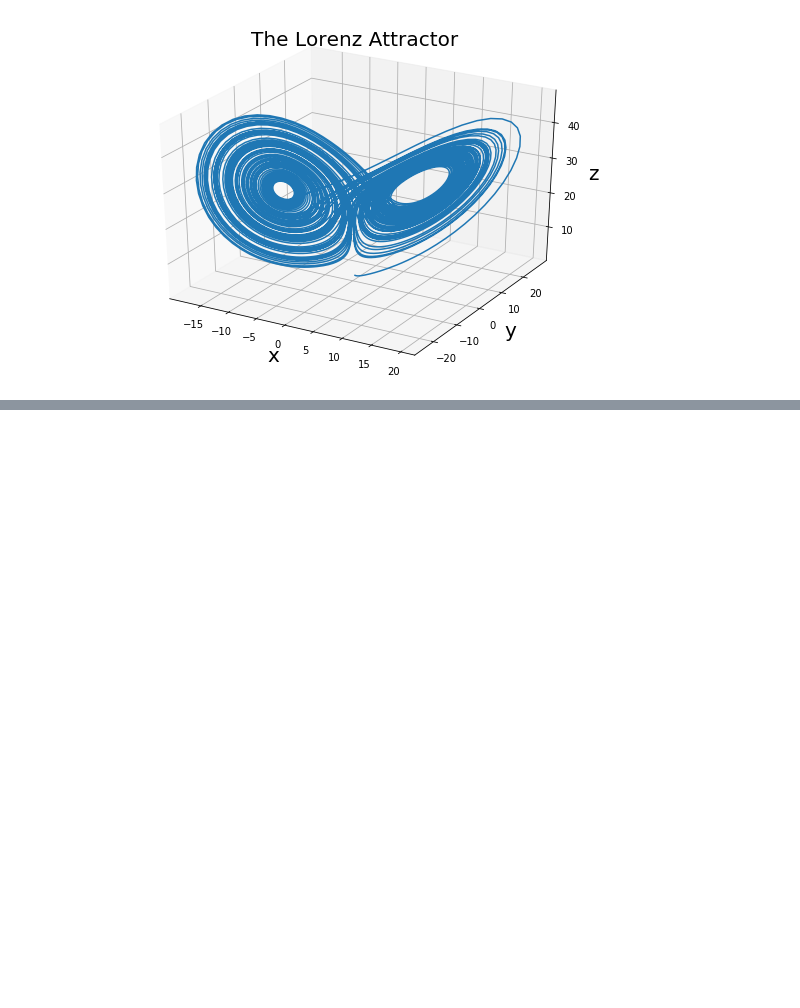
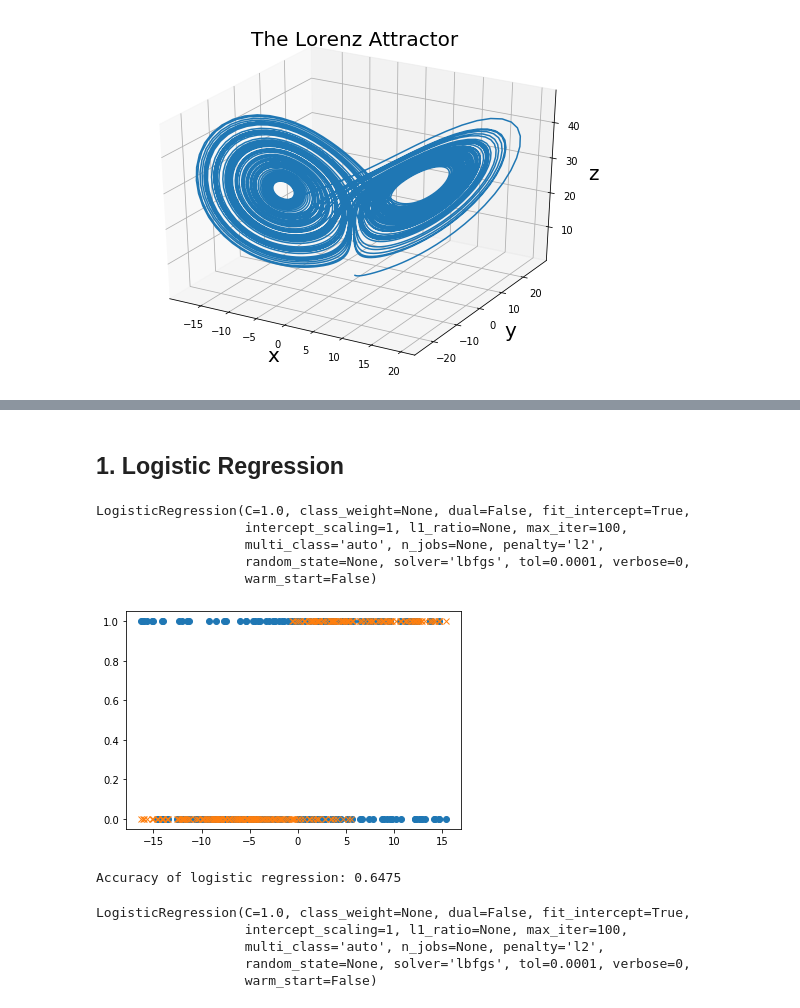
Before and after one commit to sotakao/STUOD_Hackathon_2021, a Jupyter notebook: tutorials/Intro2ML4Climate_Part1.ipynb, the cells around one changed output, grey strips where cells are left out. Cells and saved outputs as stored; diff of their text form; code cells hidden in the pictures; blank space fills up the shorter version.

Commit message:
compared all ML models in tutorial 1

```diff
--- a/tutorials/Intro2ML4Climate_Part1.ipynb
+++ b/tutorials/Intro2ML4Climate_Part1.ipynb
@@ -79,0 +82,2 @@ ax.legend()
+# %% [markdown]
+## 1. Logistic Regression
@@ -79,0 +88,45 @@ ax.legend()
+# %%
+X = X[:,:N-lag].transpose() # Reshape to size (num_samples-lag, 3)
+y = labels
+train_X, test_X, train_y, test_y = train_test_split(X, labels, test_size=0.2)
+# %%
+model_lr = LogisticRegression()
+model_lr.fit(train_X, train_y)
+# %% [output]
+LogisticRegression(C=1.0, class_weight=None, dual=False, fit_intercept=True,
+                   intercept_scaling=1, l1_ratio=None, max_iter=100,
+                   multi_class='auto', n_jobs=None, penalty='l2',
+                   random_state=None, solver='lbfgs', tol=0.0001, verbose=0,
+                   warm_start=False)
+# %%
+ypred = model_lr.predict(test_X)
+plt.plot(test_X[:250,0], test_y[:250], 'o')
+plt.plot(test_X[:250,0], ypred[:250], 'x')
+plt.show()
+# %% [output]
+[figure, added]
+# %%
+accuracy_lr = model_lr.score(test_X, test_y)
+print("Accuracy of logistic regression: {:.4f}".format(accuracy_lr))
+# %% [output]
+Accuracy of logistic regression: 0.6475
+# %%
+def extend_features(X):
+    """Extend feature space by adding quadratic terms
+    Args:
+        X: array of size (batch, feature)
+    """
+    X_ext = X
+    dim = X.shape[1]
+    quadratic = [X[:,[i]]*X[:,[j]] for i in range(dim) for j in range(i)]
+    return np.concatenate([X, *quadratic], axis=1)
+
+model_lr_extended = LogisticRegression()
+train_X_extended = extend_features(train_X)
+model_lr_extended.fit(train_X_extended, train_y)
+# %% [output]
+LogisticRegression(C=1.0, class_weight=None, dual=False, fit_intercept=True,
+                   intercept_scaling=1, l1_ratio=None, max_iter=100,
+                   multi_class='auto', n_jobs=None, penalty='l2',
+                   random_state=None, solver='lbfgs', tol=0.0001, verbose=0,
+                   warm_start=False)
```
Also changed, not shown: parts of 17 cells of this notebook, 1 other file.
